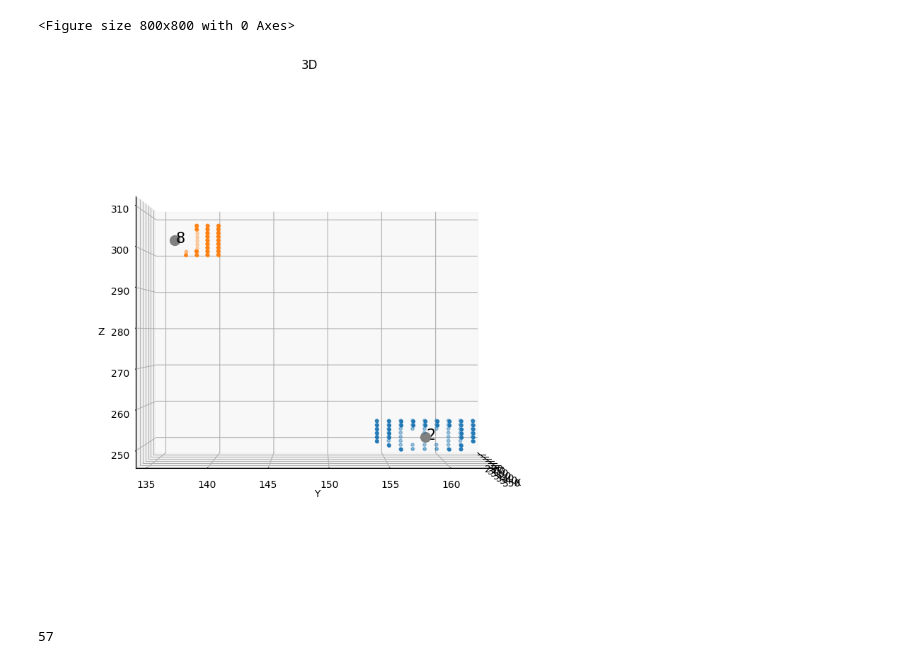
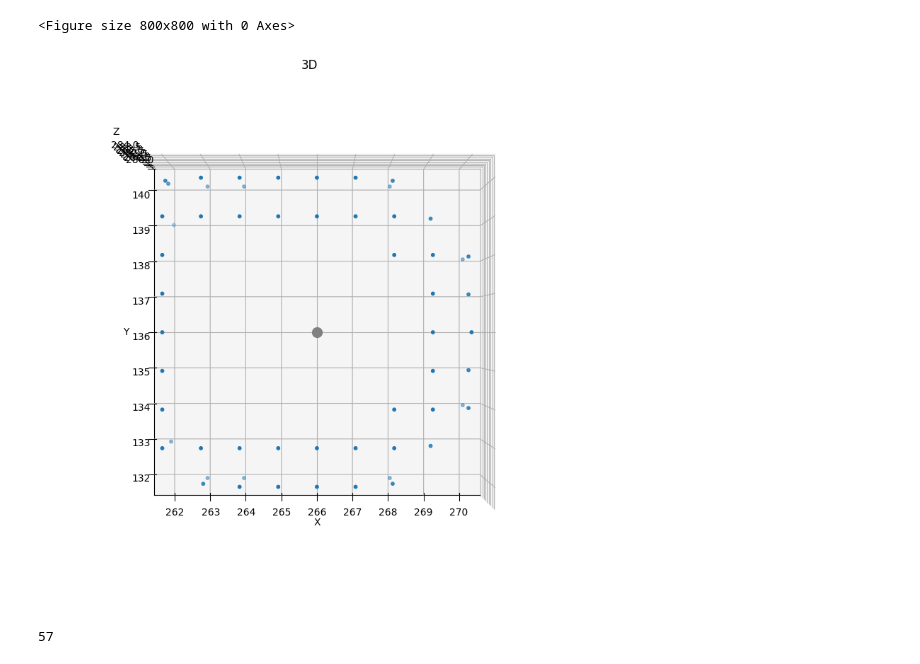
Before and after one commit to Yan3245111/DetectPoints1, a Jupyter notebook: FindPoints/k3Dplot.ipynb, the cells around one changed output. Drawn from its saved outputs; the diff is of its cells as text; code cells hidden in the pictures.

```diff
--- a/FindPoints/k3Dplot.ipynb
+++ b/FindPoints/k3Dplot.ipynb
@@ -11,4 +11,4 @@ from detect_points import detect_spheres_from_dicom
 # %%
-points, center_bound = detect_spheres_from_dicom(dicom_path="C:/Users/YangLiangZhu/Desktop/泰州CT模型/0605脊柱实验数据/dicom_data_bad_01", num_spheres=10)
+points, center_bound = detect_spheres_from_dicom(dicom_path = "C:/Users/huang/Downloads/dicom_data_bad_01", num_spheres=10)
 # %% [output]
 [Taichi] Starting on arch=x64
@@ -60,7 +75,7 @@ for i, (center_key, bounds) in enumerate(center_bound.items()):
 plot.display()
 # %%
 dicom_files = []
-for root, dirs, files in os.walk("C:/Users/YangLiangZhu/Desktop/泰州CT模型/0605脊柱实验数据/dicom_data_bad_01"):
+for root, dirs, files in os.walk("C:/Users/huang/Downloads/dicom_data_bad_01"):
     for file in files:
         if file.endswith('.dcm'):
             dicom_files.append(os.path.join(root, file))
@@ -106,7 +121,7 @@ import matplotlib.pyplot as plt
 import numpy as np
 
 plt.figure(figsize=(8, 8))
-view = 0
+view = 2
 
 fig = plt.figure(figsize=(8, 8))
 ax = fig.add_subplot(111, projection='3d')
@@ -115,37 +130,37 @@ for idx, ((cx, cy, cz), boundary_points) in enumerate(center_bound.items()):
     if not boundary_points:
         continue
     if (cx, cy, cz) != (280.0, 136.0, 266.0):
         continue
 
     bp = np.array(boundary_points)
-    xs, ys, zs = bp[:, 0], bp[:, 1], bp[:, 2]
+    xs, ys, zs = bp[:, 2], bp[:, 1], bp[:, 0]
 
     # 画边界点
     ax.scatter(xs, ys, zs, s=10, label=f"id: {idx}")
 
     # 画圆心
-    ax.scatter(cx, cy, cz, s=100, color='gray')
+    ax.scatter(cz, cy, cx, s=100, color='gray')
     ax.text(cx + 0.5, cy + 0.5, cz + 0.5, f'{idx}', fontsize=15, ha='center', va='center')
 
 # 从 X 轴方向看（YZ 平面）
 if view == 0:
     ax.view_init(elev=0, azim=0)  # 俯视，从正上方看
 elif view == 1:
     # 从 Y 轴方向看（XZ 平面）
     ax.view_init(elev=0, azim=90)  # azim=90 表示 Y 轴方向
 else:
-    # 从 X 轴方向看（XY 平面）
+    # 从 Z 轴方向看（XY 平面）
     ax.view_init(elev=90, azim=-90)  # azim=0 表示 X 轴方向
 
 ax.set_xlabel("X")
 ax.set_ylabel("Y")
 ax.set_zlabel("Z")
 ax.set_title("3D")
 plt.tight_layout()
 plt.show()
 # %% [output]
 <Figure size 800x800 with 0 Axes>
-[figure, old version]
+[figure, new version]
 # %%
 import matplotlib.pyplot as plt
 import numpy as np
```
Also changed, not shown: parts of 4 cells of this notebook, 20 other files.
